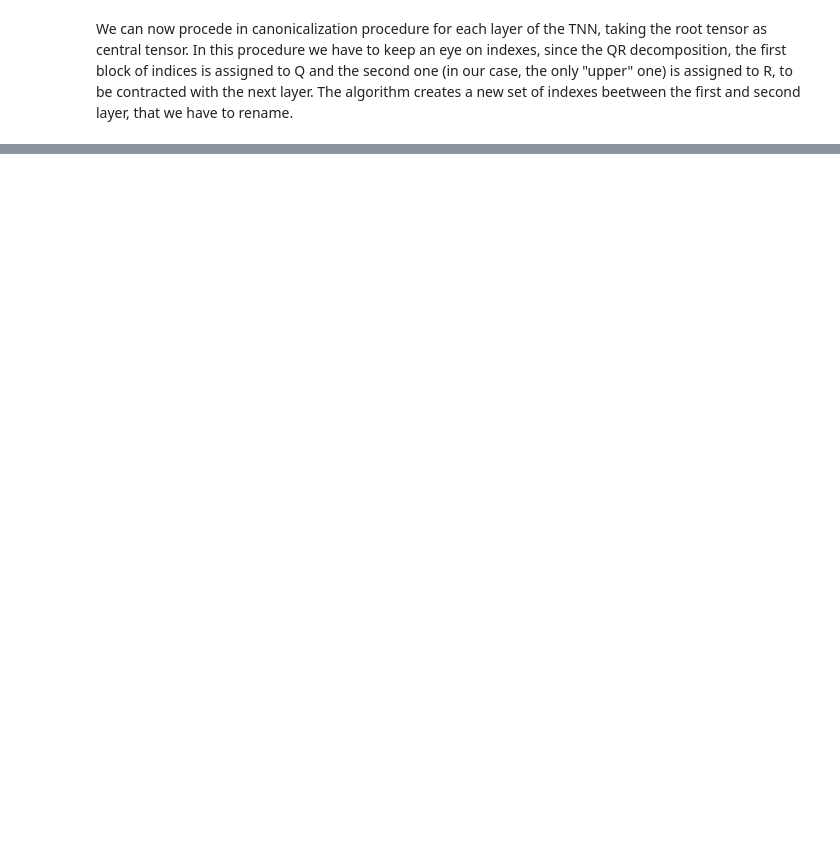
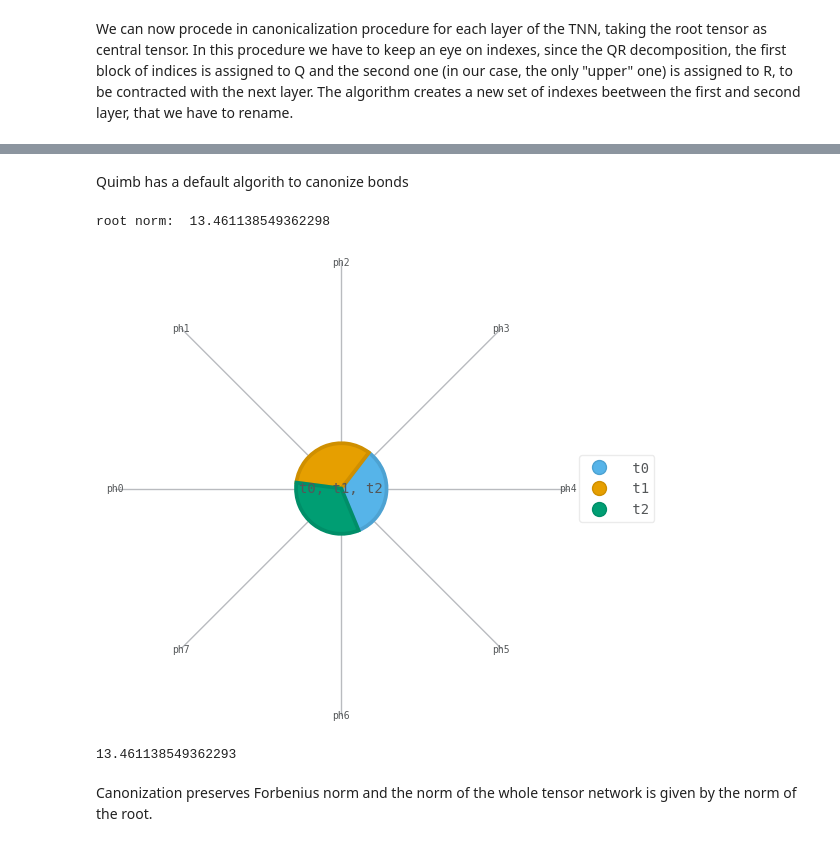
Before and after one commit to mattia-robbiano/tnbm, a Jupyter notebook: TTN.ipynb, the cells around one changed output, grey strips where cells are left out. Drawn from its saved outputs; the diff is of its cells as text; code cells hidden in the pictures; blank space fills up the shorter version.

Commit message:
translated notebook in quimb python

```diff
--- a/TTN.ipynb
+++ b/TTN.ipynb
@@ -259,0 +81,2 @@ norm_final_root: 227.00647
+# %% [markdown]
+Quimb has a default algorith to canonize bonds
@@ -259,0 +90,13 @@ norm_final_root: 227.00647
+# %%
+print('root norm: ',tensor[2][0].norm())
+# %% [output]
+root norm:  13.461138549362298
+# %%
+contracted = tensor_network.contract(all, optimize='auto-hq')
+contracted.draw(color=['t0','t1','t2'],show_inds=True,show_tags=True)
+print(contracted.norm())
+# %% [output]
+[figure, added]
+13.461138549362293
+# %% [markdown]
+Canonization preserves Forbenius norm and the norm of the whole tensor network is given by the norm of the root.
```
Also changed, not shown: parts of 38 cells of this notebook.
